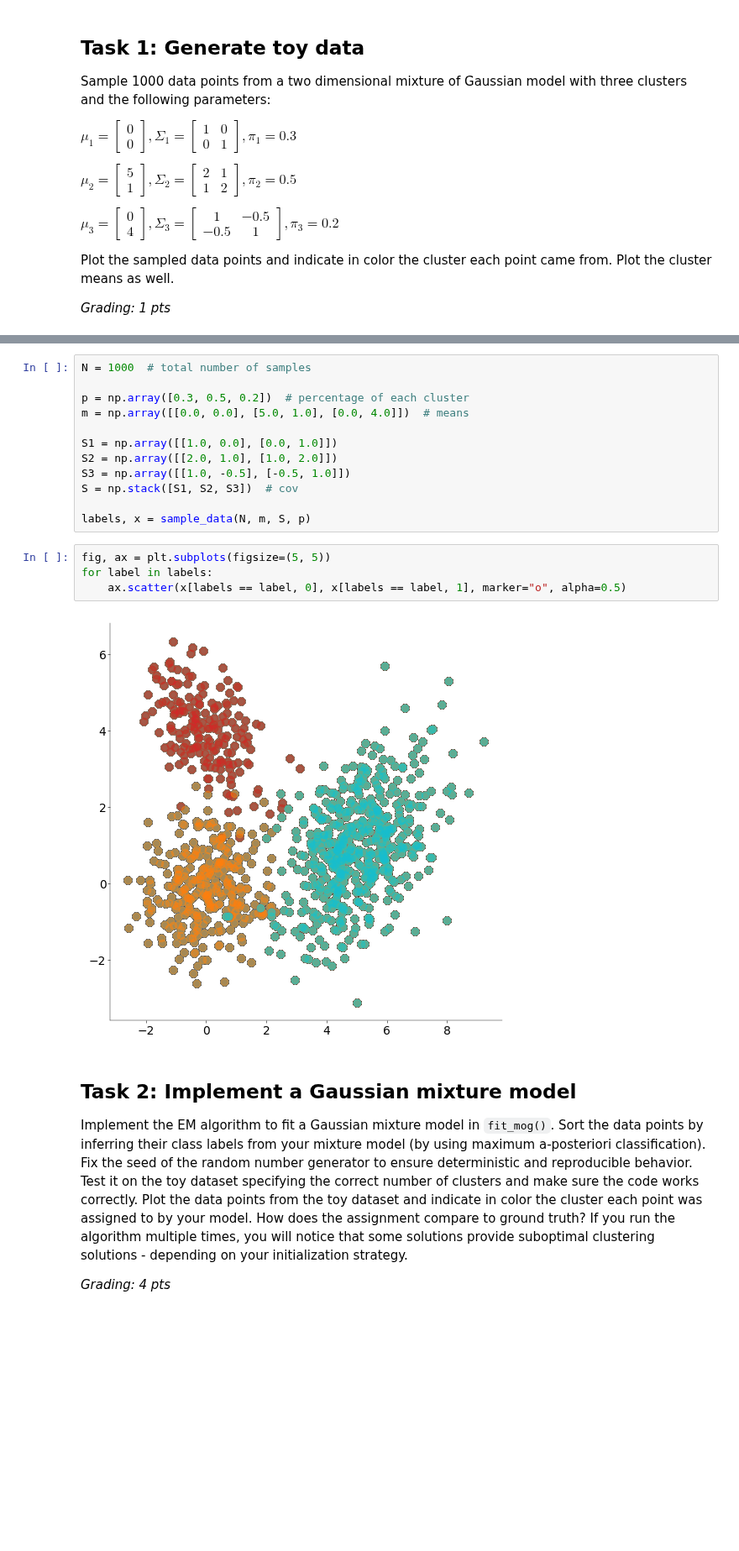
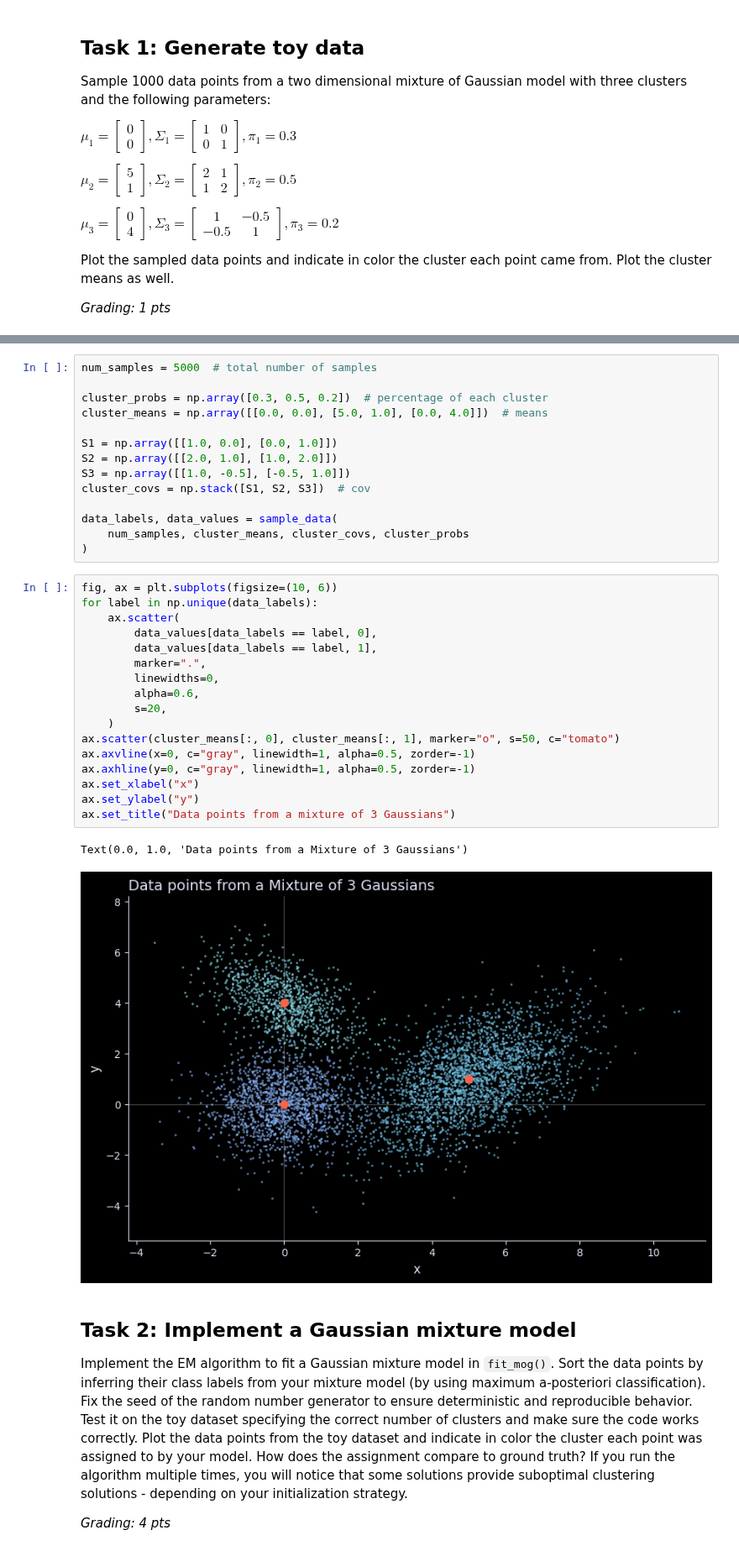
Before and after one commit to weygoldt/neuraldatascience, a Jupyter notebook: notebooks/CodingLab2.ipynb, the cells around one changed output, grey strips where cells are left out. Shown at 84% size. Saved outputs shown, nothing was run; the diff lists cells and outputs as text; blank space fills up the shorter version.

```diff
--- a/notebooks/CodingLab2.ipynb
+++ b/notebooks/CodingLab2.ipynb
@@ -119,21 +104,37 @@ def sample_data(
 # %%
-N = 1000  # total number of samples
+num_samples = 5000  # total number of samples
 
-p = np.array([0.3, 0.5, 0.2])  # percentage of each cluster
-m = np.array([[0.0, 0.0], [5.0, 1.0], [0.0, 4.0]])  # means
+cluster_probs = np.array([0.3, 0.5, 0.2])  # percentage of each cluster
+cluster_means = np.array([[0.0, 0.0], [5.0, 1.0], [0.0, 4.0]])  # means
 
 S1 = np.array([[1.0, 0.0], [0.0, 1.0]])
 S2 = np.array([[2.0, 1.0], [1.0, 2.0]])
 S3 = np.array([[1.0, -0.5], [-0.5, 1.0]])
-S = np.stack([S1, S2, S3])  # cov
+cluster_covs = np.stack([S1, S2, S3])  # cov
 
-labels, x = sample_data(N, m, S, p)
+data_labels, data_values = sample_data(
+    num_samples, cluster_means, cluster_covs, cluster_probs
+)
-# %%
-fig, ax = plt.subplots(figsize=(5, 5))
-for label in labels:
-    ax.scatter(x[labels == label, 0], x[labels == label, 1], marker="o", alpha=0.5)
-# %% [output]
-[figure, removed]
+# %%
+fig, ax = plt.subplots(figsize=(10, 6))
+for label in np.unique(data_labels):
+    ax.scatter(
+        data_values[data_labels == label, 0],
+        data_values[data_labels == label, 1],
+        marker=".",
+        linewidths=0,
+        alpha=0.6,
+        s=20,
+    )
+ax.scatter(cluster_means[:, 0], cluster_means[:, 1], marker="o", s=50, c="tomato")
+ax.axvline(x=0, c="gray", linewidth=1, alpha=0.5, zorder=-1)
+ax.axhline(y=0, c="gray", linewidth=1, alpha=0.5, zorder=-1)
+ax.set_xlabel("x")
+ax.set_ylabel("y")
+ax.set_title("Data points from a mixture of 3 Gaussians")
+# %% [output]
+Text(0.0, 1.0, 'Data points from a Mixture of 3 Gaussians')
+[figure, added]
 # %% [markdown]
 ## Task 2: Implement a Gaussian mixture model
 
```
Also changed, not shown: parts of 7 cells of this notebook, 1 other file.
